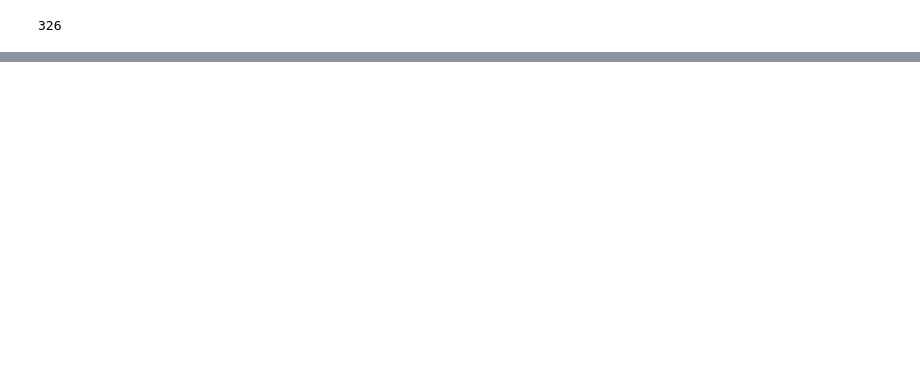
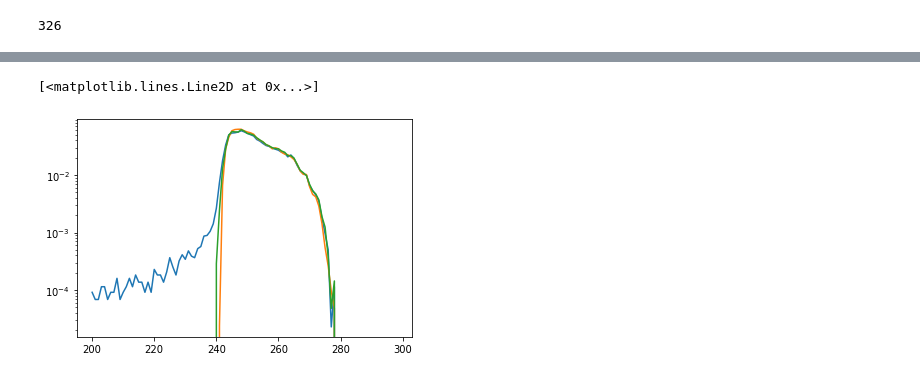
Before and after one commit to SEE-GEO/aws, a Jupyter notebook: ICI/qrnn_train-mwi-alone.ipynb, the cells around one changed output, grey strips where cells are left out. Cells and saved outputs as stored; diff of their text form; code cells hidden in the pictures; blank space fills up the shorter version.

```diff
--- a/ICI/qrnn_train-mwi-alone.ipynb
+++ b/ICI/qrnn_train-mwi-alone.ipynb
@@ -151,6 +152,22 @@ y_pos_mean = np.concatenate(y_pos_mean, axis = 0)
 dtb_max_meas = 15
 
 #im = np.abs(y_prior[:, itarget[0]] - y_prior[:, itarget[0]]) <= dtb_max_meas
+# %%
+TB = data.x[:, itarget[0]]
+bins1 = np.arange(200, 300, 1)
+fig, ax = plt.subplots(1, 1)
+hist = np.histogram(TB,bins1, density = True )
+ax.plot(bins1[:-1], hist[0])
+ax.set_yscale('log')
+
+hist = np.histogram(y_pre[:, 3], bins1, density = True)
+ax.plot(bins1[:-1], hist[0])
+
+hist = np.histogram(y, bins1, density = True)
+ax.plot(bins1[:-1], hist[0])
+# %% [output]
+[<matplotlib.lines.Line2D at 0x...>]
+[figure, added]
 # %%
 dtb_pre = y_pre[:, 3] - y
 dtb_prior = y_prior[:, itarget[0]] - y
```
Also changed, not shown: parts of 7 cells of this notebook, 23 other files.
